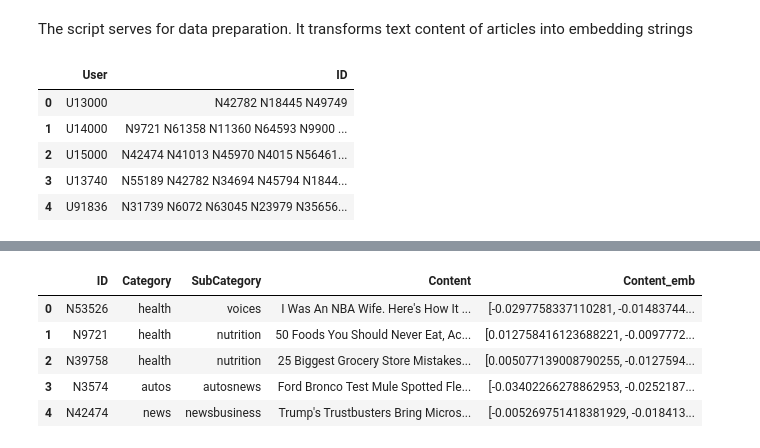
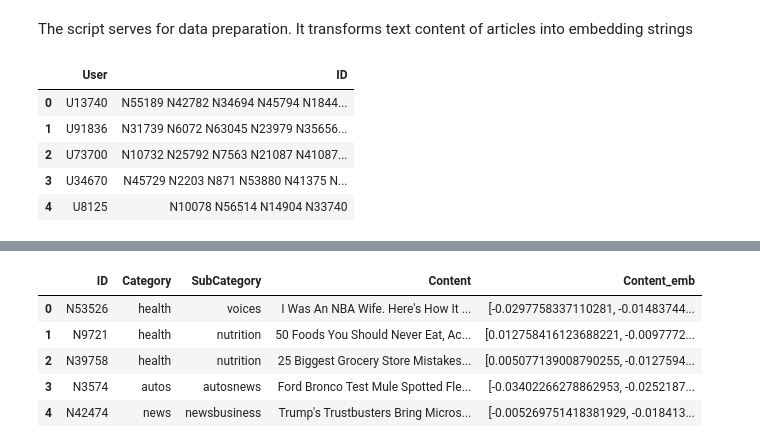
Before and after one commit to krisbara/GPT-Recommender-systems, a Jupyter notebook: data_preprocessing.ipynb, the cells around one changed output, grey strips where cells are left out. Cells and saved outputs as stored; diff of their text form; code cells hidden in the pictures.

```diff
--- a/data_preprocessing.ipynb
+++ b/data_preprocessing.ipynb
@@ -9,14 +8,14 @@ import numpy as np
 openai.api_key = "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"
 # %%
 #load the data with user behaviors
-interactions = pd.read_csv("MIND/behaviors_testdataset.csv", sep=';', header=None)
+interactions = pd.read_csv("MIND/behaviors.tsv",sep='\t',  header=None)
 interactions.columns =['User', 'Time', 'ID', 'Impressions']
 interactions = interactions.drop(['Time', 'Impressions'], axis=1)
 interactions.head()
 # %% [output]
 |  | User | ID |
-| 0 | U13000 | N42782 N18445 N49749 |
-| 1 | U14000 | N9721 N61358 N11360 N64593 N9900 ... |
-| 2 | U15000 | N42474 N41013 N45970 N4015 N56461... |
-| 3 | U13740 | N55189 N42782 N34694 N45794 N1844... |
-| 4 | U91836 | N31739 N6072 N63045 N23979 N35656... |
+| 0 | U13740 | N55189 N42782 N34694 N45794 N1844... |
+| 1 | U91836 | N31739 N6072 N63045 N23979 N35656... |
+| 2 | U73700 | N10732 N25792 N7563 N21087 N41087... |
+| 3 | U34670 | N45729 N2203 N871 N53880 N41375 N... |
+| 4 | U8125 | N10078 N56514 N14904 N33740 |
```
Also changed, not shown: parts of 4 cells of this notebook, 2 other files.
